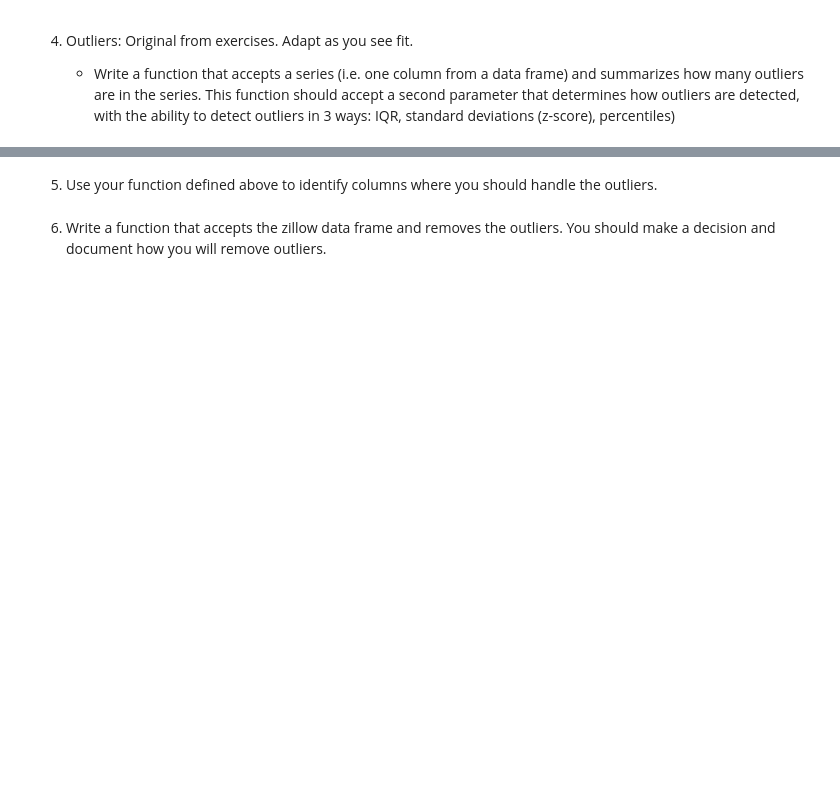
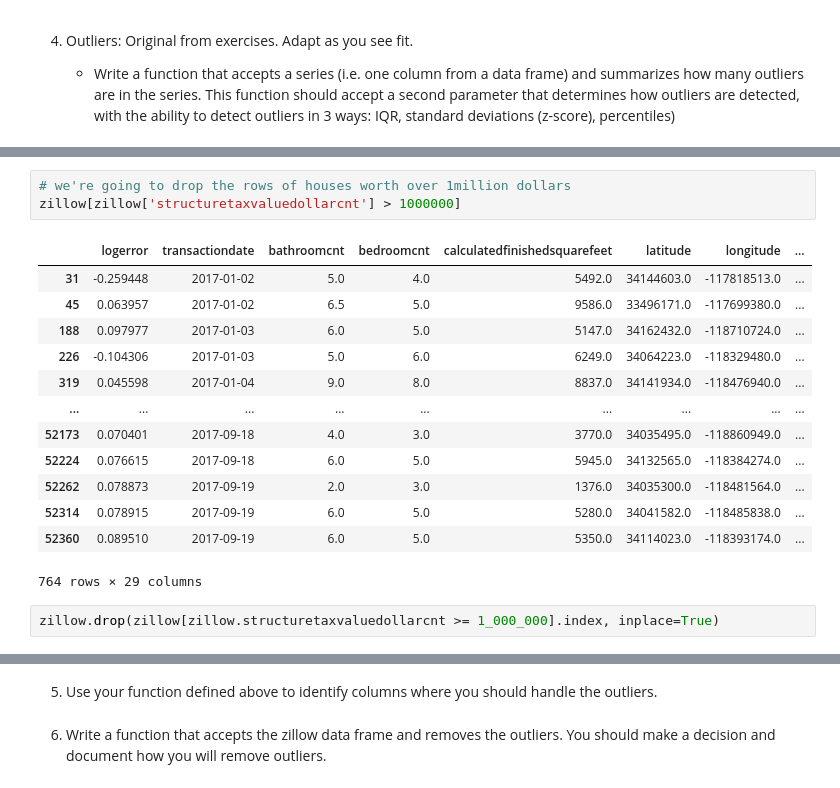
Before and after one commit to JD-Consulting/Zillow-Clustering, a Jupyter notebook: Jeremy_Scratchpad.ipynb, the cells around one changed output, grey strips where cells are left out. Drawn from its saved outputs; the diff is of its cells as text; blank space fills up the shorter version.

```diff
--- a/Jeremy_Scratchpad.ipynb
+++ b/Jeremy_Scratchpad.ipynb
@@ -322,0 +464,19 @@ Name: fips, dtype: int64
+# %%
+# we're going to drop the rows of houses worth over 1million dollars
+zillow[zillow['structuretaxvaluedollarcnt'] > 1000000]
+# %% [output]
+|  | logerror | transactiondate | bathroomcnt | bedroomcnt | calculatedfinishedsquarefeet | latitude | longitude | ... |
+| 31 | -0.259448 | 2017-01-02 | 5.0 | 4.0 | 5492.0 | 34144603.0 | -117818513.0 | ... |
+| 45 | 0.063957 | 2017-01-02 | 6.5 | 5.0 | 9586.0 | 33496171.0 | -117699380.0 | ... |
+| 188 | 0.097977 | 2017-01-03 | 6.0 | 5.0 | 5147.0 | 34162432.0 | -118710724.0 | ... |
+| 226 | -0.104306 | 2017-01-03 | 5.0 | 6.0 | 6249.0 | 34064223.0 | -118329480.0 | ... |
+| 319 | 0.045598 | 2017-01-04 | 9.0 | 8.0 | 8837.0 | 34141934.0 | -118476940.0 | ... |
+| ... | ... | ... | ... | ... | ... | ... | ... | ... |
+| 52173 | 0.070401 | 2017-09-18 | 4.0 | 3.0 | 3770.0 | 34035495.0 | -118860949.0 | ... |
+| 52224 | 0.076615 | 2017-09-18 | 6.0 | 5.0 | 5945.0 | 34132565.0 | -118384274.0 | ... |
+| 52262 | 0.078873 | 2017-09-19 | 2.0 | 3.0 | 1376.0 | 34035300.0 | -118481564.0 | ... |
+| 52314 | 0.078915 | 2017-09-19 | 6.0 | 5.0 | 5280.0 | 34041582.0 | -118485838.0 | ... |
+| 52360 | 0.089510 | 2017-09-19 | 6.0 | 5.0 | 5350.0 | 34114023.0 | -118393174.0 | ... |
+764 rows × 29 columns
+# %%
+zillow.drop(zillow[zillow.structuretaxvaluedollarcnt >= 1_000_000].index, inplace=True)
```
Also changed, not shown: parts of 26 cells of this notebook.
